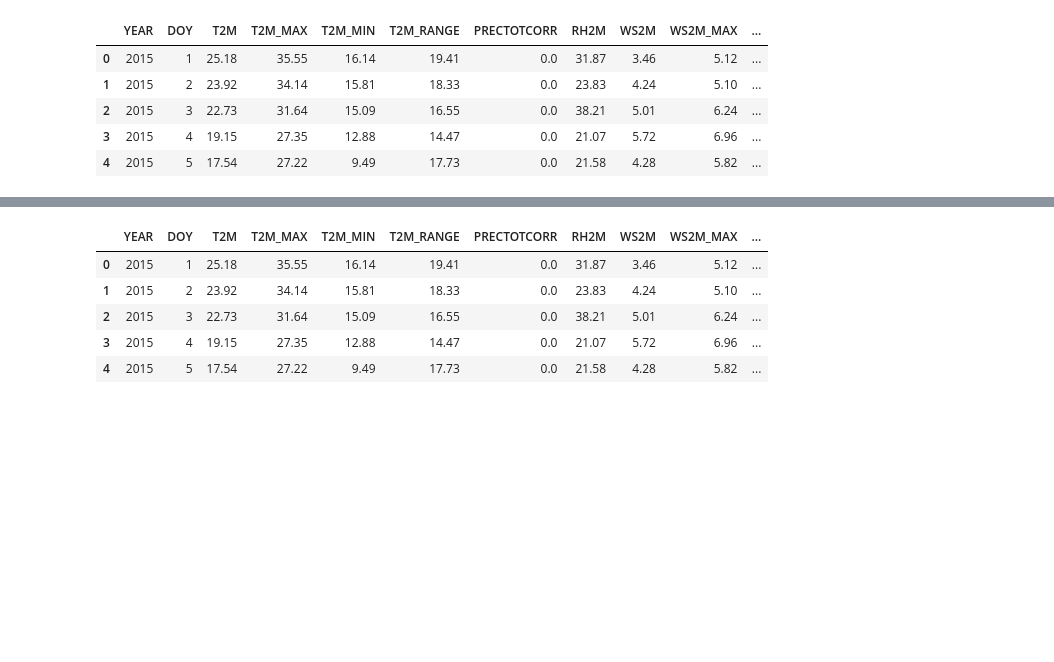
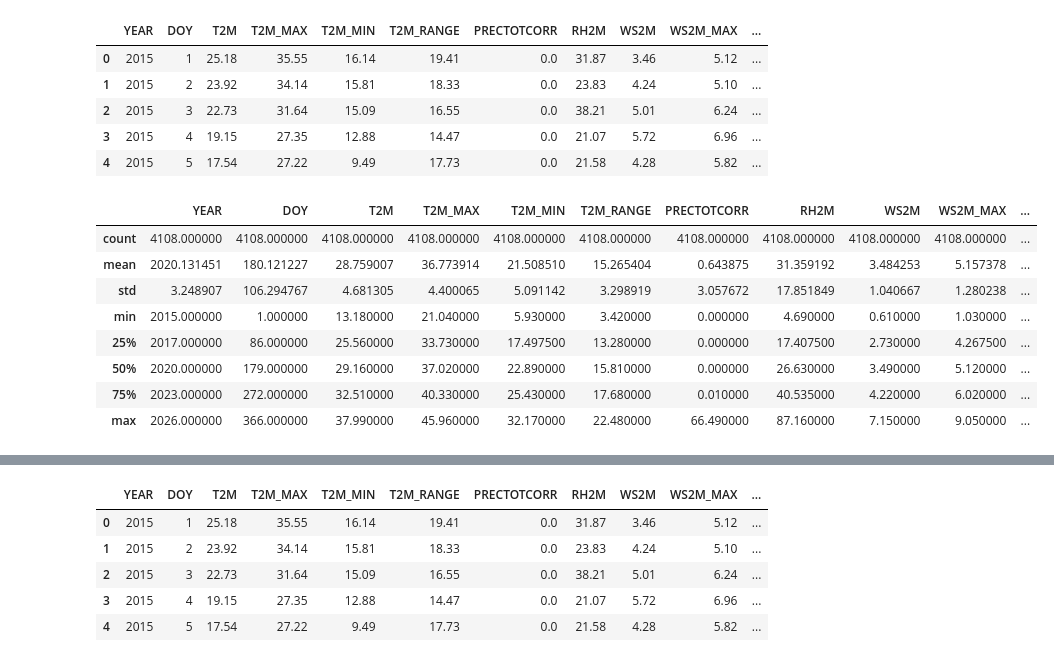
Before and after one commit to Richo-Worku/climatechange-week0, a Jupyter notebook: sudan_eda.ipynb, the cells around one changed output, grey strips where cells are left out. Cells and saved outputs as stored; diff of their text form; code cells hidden in the pictures; blank space fills up the shorter version.

```diff
--- a/sudan_eda.ipynb
+++ b/sudan_eda.ipynb
@@ -16,3 +16,15 @@ df.head()
 | 2 | 2015 | 3 | 22.73 | 31.64 | 15.09 | 16.55 | 0.0 | 38.21 | 5.01 | 6.24 | ... |
 | 3 | 2015 | 4 | 19.15 | 27.35 | 12.88 | 14.47 | 0.0 | 21.07 | 5.72 | 6.96 | ... |
 | 4 | 2015 | 5 | 17.54 | 27.22 | 9.49 | 17.73 | 0.0 | 21.58 | 4.28 | 5.82 | ... |
+# %%
+df.describe()
+# %% [output]
+|  | YEAR | DOY | T2M | T2M_MAX | T2M_MIN | T2M_RANGE | PRECTOTCORR | RH2M | WS2M | WS2M_MAX | ... |
+| count | 4108.000000 | 4108.000000 | 4108.000000 | 4108.000000 | 4108.000000 | 4108.000000 | 4108.000000 | 4108.000000 | 4108.000000 | 4108.000000 | ... |
+| mean | 2020.131451 | 180.121227 | 28.759007 | 36.773914 | 21.508510 | 15.265404 | 0.643875 | 31.359192 | 3.484253 | 5.157378 | ... |
+| std | 3.248907 | 106.294767 | 4.681305 | 4.400065 | 5.091142 | 3.298919 | 3.057672 | 17.851849 | 1.040667 | 1.280238 | ... |
+| min | 2015.000000 | 1.000000 | 13.180000 | 21.040000 | 5.930000 | 3.420000 | 0.000000 | 4.690000 | 0.610000 | 1.030000 | ... |
+| 25% | 2017.000000 | 86.000000 | 25.560000 | 33.730000 | 17.497500 | 13.280000 | 0.000000 | 17.407500 | 2.730000 | 4.267500 | ... |
+| 50% | 2020.000000 | 179.000000 | 29.160000 | 37.020000 | 22.890000 | 15.810000 | 0.000000 | 26.630000 | 3.490000 | 5.120000 | ... |
+| 75% | 2023.000000 | 272.000000 | 32.510000 | 40.330000 | 25.430000 | 17.680000 | 0.010000 | 40.535000 | 4.220000 | 6.020000 | ... |
+| max | 2026.000000 | 366.000000 | 37.990000 | 45.960000 | 32.170000 | 22.480000 | 66.490000 | 87.160000 | 7.150000 | 9.050000 | ... |
```
Also changed, not shown: parts of 17 cells of this notebook.
